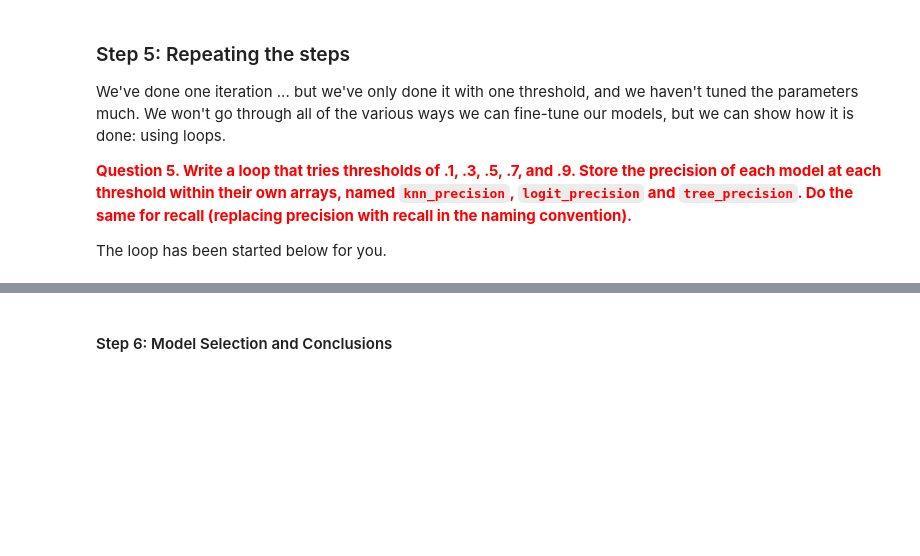
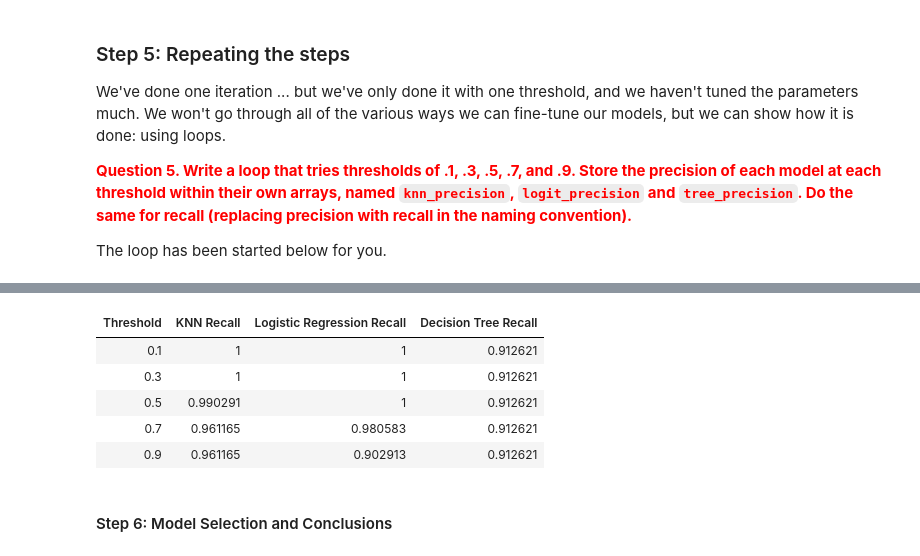
Before and after one commit to kimbrianj/bsos233-sp20, a Jupyter notebook: labs/lab10/lab10.ipynb, the cells around one changed output, grey strips where cells are left out. Saved outputs shown, nothing was run; the diff lists cells and outputs as text; code cells hidden in the pictures; blank space fills up the shorter version.

```diff
--- a/labs/lab10/lab10.ipynb
+++ b/labs/lab10/lab10.ipynb
@@ -188,3 +336,12 @@ recall_results = Table().with_columns('Threshold', make_array(.1, .3, .5, .7, .9
+# %%
+recall_results
+# %% [output]
+| Threshold | KNN Recall | Logistic Regression Recall | Decision Tree Recall |
+| 0.1 | 1 | 1 | 0.912621 |
+| 0.3 | 1 | 1 | 0.912621 |
+| 0.5 | 0.990291 | 1 | 0.912621 |
+| 0.7 | 0.961165 | 0.980583 | 0.912621 |
+| 0.9 | 0.961165 | 0.902913 | 0.912621 |
 # %% [markdown]
 #### Step 6: Model Selection and Conclusions
 # %% [markdown]
```
Also changed, not shown: parts of 23 cells of this notebook, 1 other file.
